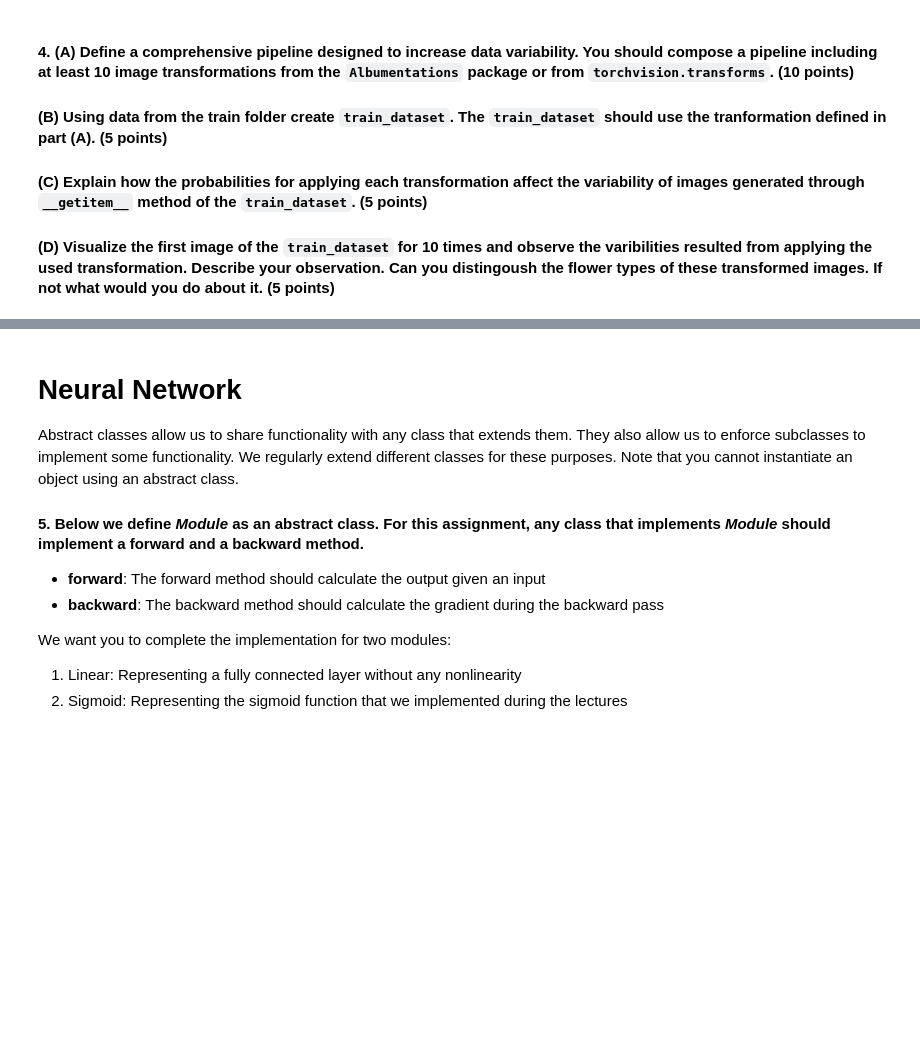
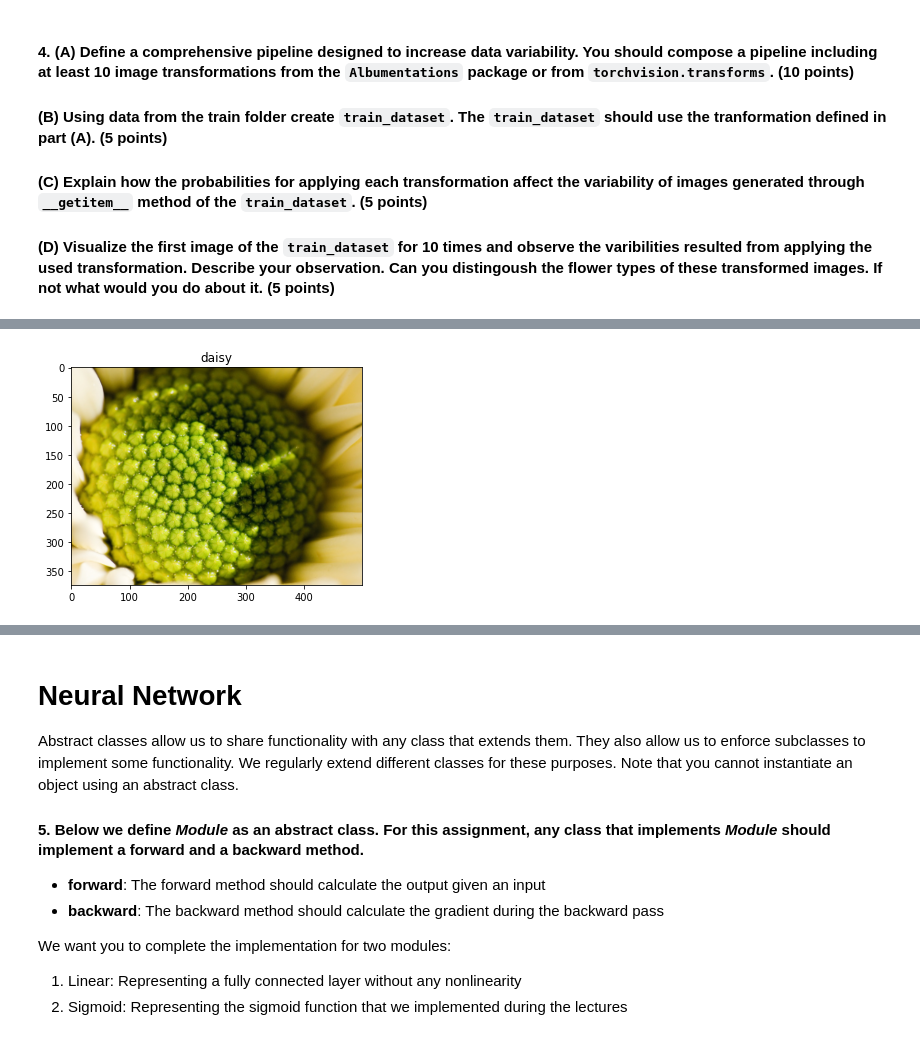
Before and after one commit to akash02ita/CPSC-599.6-DL-for-Vision, a Jupyter notebook: a1/DL4Vision_A1.ipynb, the cells around one changed output, grey strips where cells are left out. Cells and saved outputs as stored; diff of their text form; code cells hidden in the pictures; blank space fills up the shorter version.

Commit message:
a1: comparing original image with repeated transformations

```diff
--- a/a1/DL4Vision_A1.ipynb
+++ b/a1/DL4Vision_A1.ipynb
@@ -181,0 +187,4 @@ visualize_multi(train_samples)
+# %%
+original_image = visualize((plt.imread(train_dataset.paths[0]),'daisy'))
+# %% [output]
+[figure, added]
```
Also changed, not shown: parts of 3 cells of this notebook.
